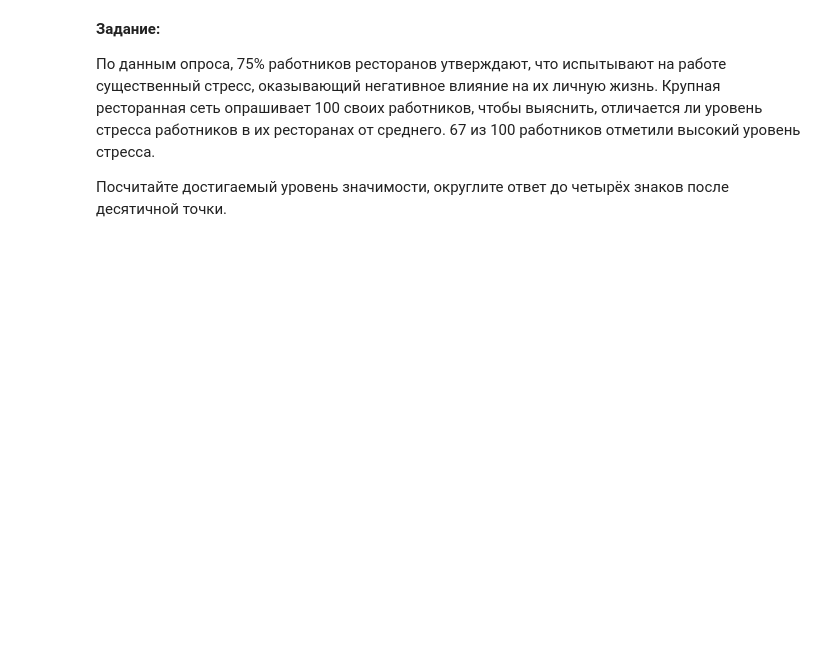
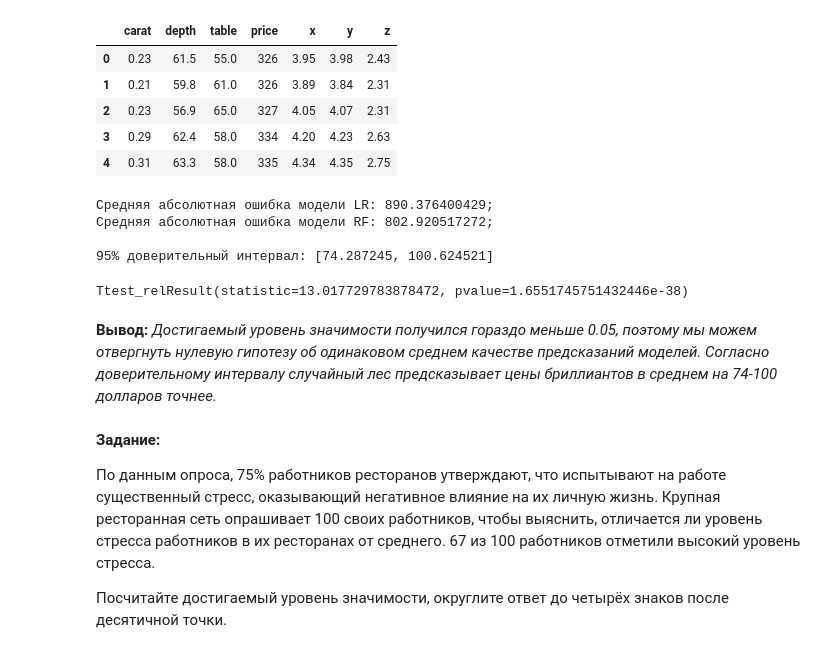
Before and after one commit to DariaSh90/Programming_tasks, a Jupyter notebook: Проверка гипотез.ipynb, the cells around one changed output. Cells and saved outputs as stored; diff of their text form; code cells hidden in the pictures; blank space fills up the shorter version.

```diff
--- a/Проверка гипотез.ipynb
+++ b/Проверка гипотез.ipynb
@@ -1,3 +30,50 @@
+# %%
+# Импортируем данные из файла
+data=pd.read_csv('diamonds.txt', delimiter='\t')
+data.head()
+# %% [output]
+|  | carat | depth | table | price | x | y | z |
+| 0 | 0.23 | 61.5 | 55.0 | 326 | 3.95 | 3.98 | 2.43 |
+| 1 | 0.21 | 59.8 | 61.0 | 326 | 3.89 | 3.84 | 2.31 |
+| 2 | 0.23 | 56.9 | 65.0 | 327 | 4.05 | 4.07 | 2.31 |
+| 3 | 0.29 | 62.4 | 58.0 | 334 | 4.20 | 4.23 | 2.63 |
+| 4 | 0.31 | 63.3 | 58.0 | 335 | 4.34 | 4.35 | 2.75 |
+# %%
+# Разделим данные на целевую переменную и признаки для обучения
+Price=np.ravel(data.price)
+Features = data.drop('price', axis=1)
+
+# Разделим выборку на тестовую (25%) и на выборку для обучения
+train_data, test_data, train_labels, test_labels = train_test_split(Features, Price, test_size=0.25, random_state=1)
+
+# Далее обучим две регрессионные модели
+LR=LinearRegression()
+LR.fit(train_data, train_labels)
+
+RF=RandomForestRegressor(random_state=1)
+RF.fit(train_data, train_labels)
+
+# Сделаем предсказания и посчитаем абсолютные отклонения предсказаний от истинных цен.
+
+LR_errors=abs(test_labels - LR.predict(test_data))
+RF_errors=abs(test_labels - RF.predict(test_data))
+
+print ('Средняя абсолютная ошибка модели LR: {}; \n'
+        'Средняя абсолютная ошибка модели RF: {}; \n'.format(mean(LR_errors), mean(RF_errors)))
+
+print '95%% доверительный интервал: [%f, %f]' % DescrStatsW(LR_errors-RF_errors).tconfint_mean()
+
+# Для проверки нулевой гипотезы применим двухвыборочный критерий Стьюдента для зависимых выборок.
+stats.ttest_rel(LR_errors, RF_errors)
+# %% [output]
+Средняя абсолютная ошибка модели LR: 890.376400429;
+Средняя абсолютная ошибка модели RF: 802.920517272;
+
+95% доверительный интервал: [74.287245, 100.624521]
+Ttest_relResult(statistic=13.017729783878472, pvalue=1.6551745751432446e-38)
+# %% [markdown]
+__Вывод:__ *Достигаемый уровень значимости получился гораздо меньше 0.05, поэтому мы можем отвергнуть нулевую гипотезу об одинаковом среднем качестве предсказаний моделей.
+Согласно доверительному интервалу случайный лес предсказывает цены бриллиантов в среднем на 74-100 долларов точнее.*
 # %% [markdown]
 __Задание:__
 
```
Also changed, not shown: parts of 30 cells of this notebook.
